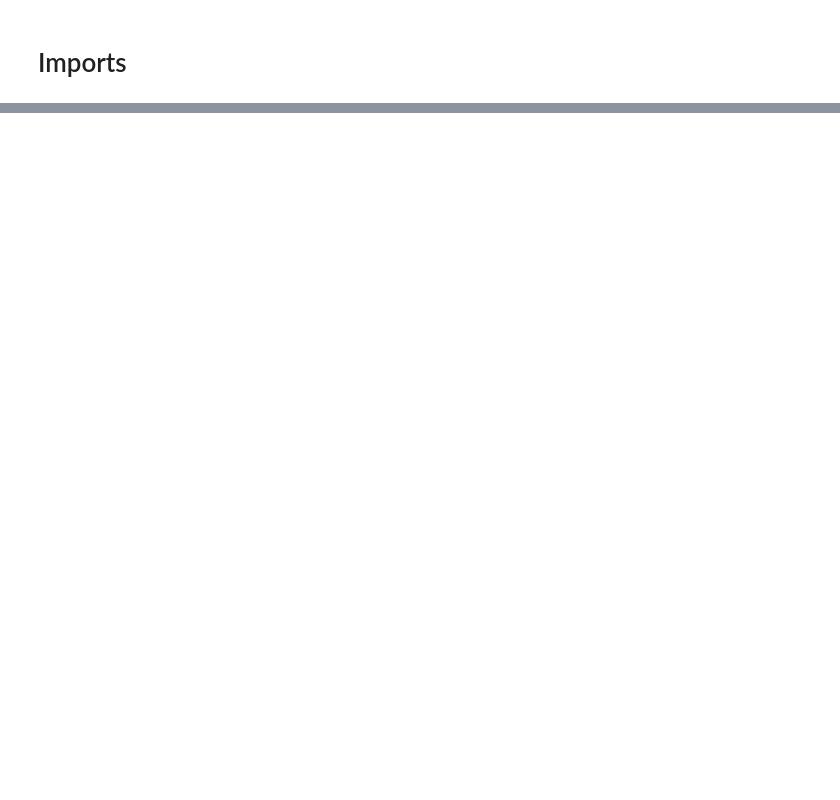
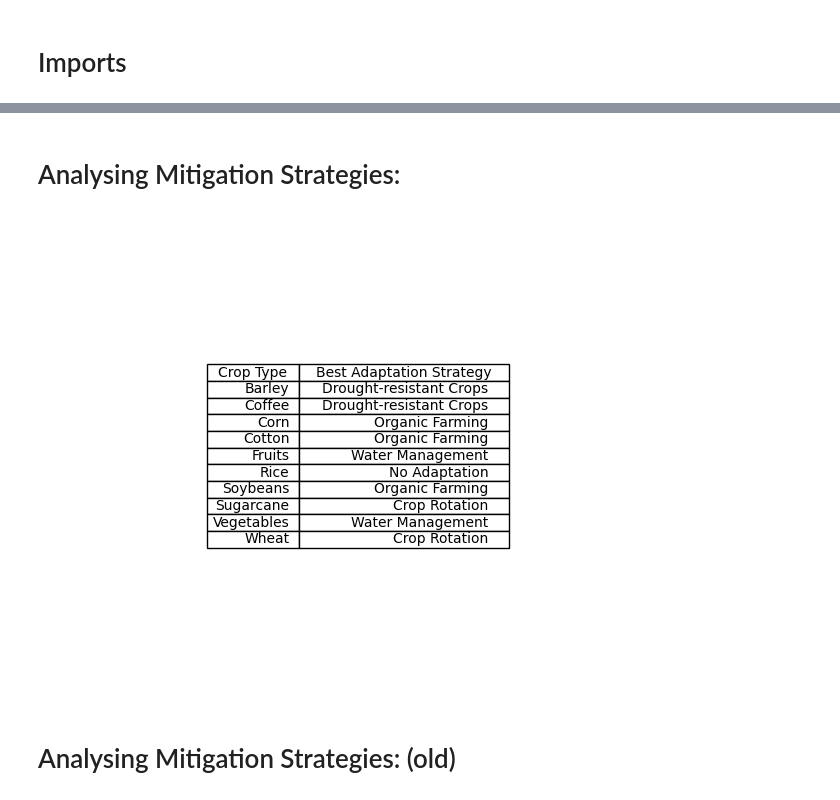
Before and after one commit to areyesca13/ML_ProjectG15, a Jupyter notebook: Group15FinalProject.ipynb, the cells around one changed output, grey strips where cells are left out. Drawn from its saved outputs; the diff is of its cells as text; code cells hidden in the pictures; blank space fills up the shorter version.

```diff
--- a/Group15FinalProject.ipynb
+++ b/Group15FinalProject.ipynb
@@ -46,0 +510,64 @@ dtype: int64
+# %% [markdown]
+# Analysing Mitigation Strategies:
+# %%
+data_mlr3 = data[['Crop_Yield_MT_per_HA', 'Irrigation_Access_%', 'Pesticide_Use_KG_per_HA', 'Fertilizer_Use_KG_per_HA', 'Soil_Health_Index', 'Adaptation_Strategies']]
+
+#create a grouping by crop yield and adaptation strategy
+grouped_data = data.groupby(['Crop_Type', 'Adaptation_Strategies'])
+
+#creating a new list that will hold the variance and the crop type
+variance_by_strategy = defaultdict(list)
+
+for(crop, adaptation_strategy), group in grouped_data:
+  x = group[['Crop_Yield_MT_per_HA', 'Irrigation_Access_%', 'Pesticide_Use_KG_per_HA', 'Fertilizer_Use_KG_per_HA', 'Soil_Health_Index', 'Adaptation_Strategies']]
+  y = group['Crop_Yield_MT_per_HA']
+
+  x = pd.get_dummies(x, drop_first=True)
+  standardScaler = StandardScaler()
+  x = standardScaler.fit_transform(x)
+
+  X_train, X_test, y_train, y_test = train_test_split(x, y, test_size=0.2, random_state=42)
+
+  #fit a linear model
+  model3 = LinearRegression()
+  model3.fit(X_train, y_train)
+
+  #run on the test data
+  y_test_pred = model3.predict(X_test)
+
+  mitigation_var = np.var(y_test_pred)
+
+  variance_by_strategy[crop].append((adaptation_strategy, mitigation_var))
+
+mitigation_startegies = list(variance_by_strategy.keys())
+strategies = [strategy for crop in variance_by_strategy.values() for strategy, _ in crop]
+strategies = list(set(strategies))
+
+best_variance = 10
+best_strategy = ''
+
+data_temp = []
+
+for crop, crops_variance in variance_by_strategy.items():
+    for strategy, variance in crops_variance:
+        if best_variance > variance:
+            best_variance = variance
+            best_strategy = strategy
+    # Append the crop and its best strategy to the data list
+    data_temp.append([crop, best_strategy])
+    best_variance = 10
+    best_strategy = ''
+
+# Create a table
+fig, ax = plt.subplots(figsize=(8, len(data_temp) * 0.6))  # Adjust height dynamically
+ax.axis('tight')
+ax.axis('off')
+table = ax.table(cellText=data_temp, colLabels=["Crop Type", "Best Adaptation Strategy"], loc='center')
+table.auto_set_font_size(False)
+table.set_fontsize(10)
+table.auto_set_column_width([0, 1])  # Adjust column width for all columns
+plt.show()
+# %% [output]
+[figure, added]
+# %% [markdown]
+# Analysing Mitigation Strategies: (old)
```
Also changed, not shown: parts of 24 cells of this notebook.
